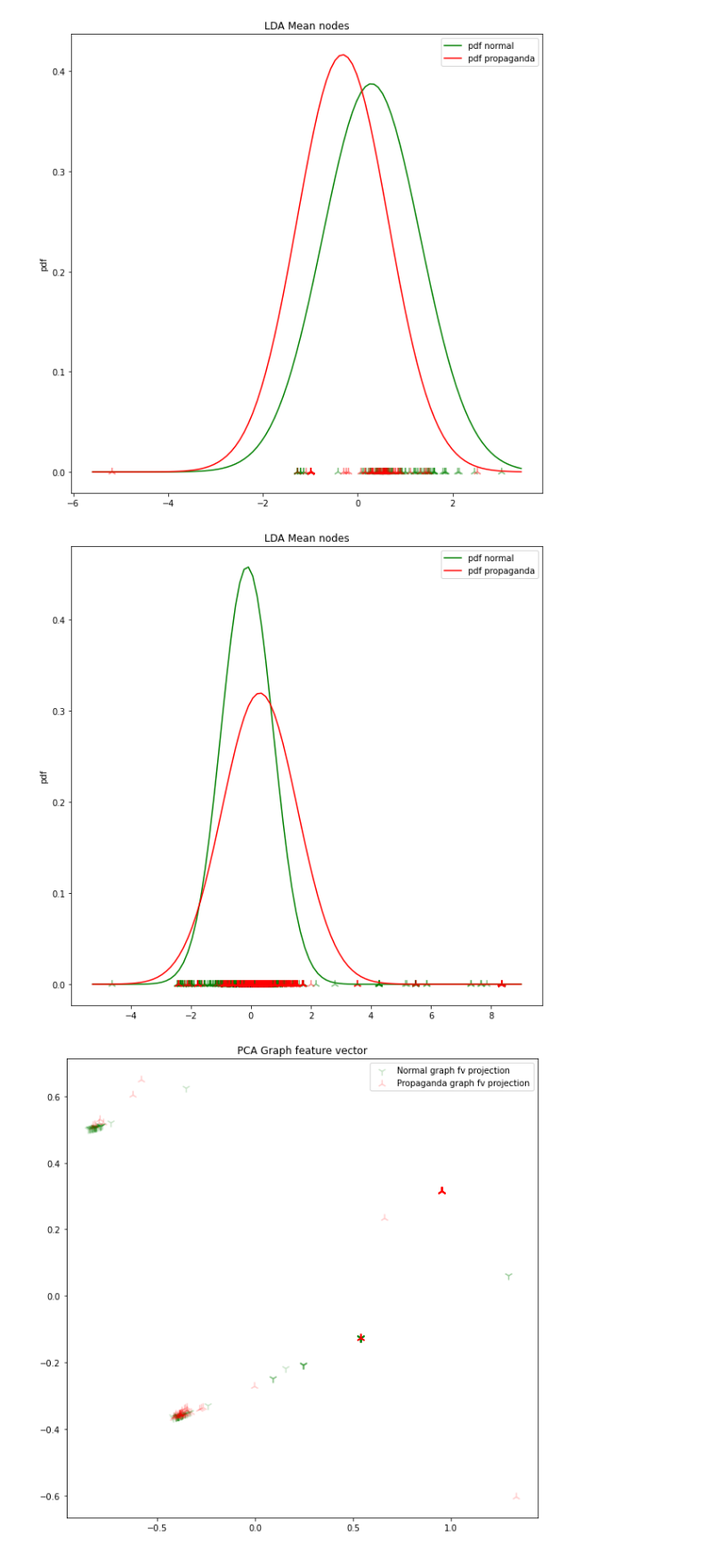
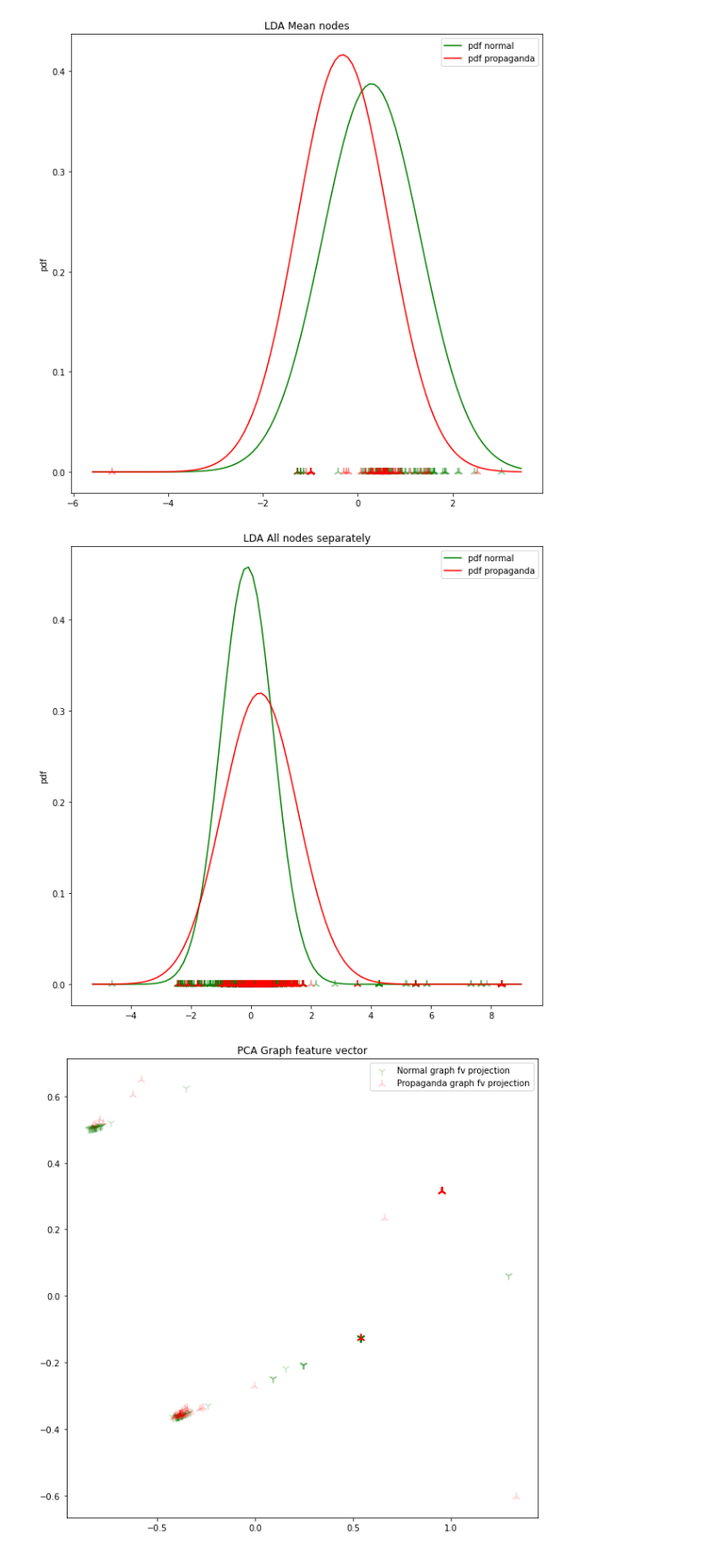
Before and after one commit to stratosphereips/computationalPropagandaDetection, a Jupyter notebook: models/data visualization .ipynb, the cells around one changed output. Shown: that part at 89% size. Saved outputs shown, nothing was run; the diff lists cells and outputs as text; code cells hidden in the pictures.

Commit message:
fix typo in graph title

```diff
--- a/models/data visualization .ipynb
+++ b/models/data visualization .ipynb
@@ -89,9 +89,9 @@ plot_lda("Mean nodes", all_mean_node_fv, all_mean_node_labels)
 # %% [output]
 [figure]
 # %%
-plot_lda("Mean nodes", all_node_fv, all_node_labels)
+plot_lda("All nodes separately", all_node_fv, all_node_labels)
 # %% [output]
-[figure, old version]
+[figure, new version]
 # %%
 pickle_name = 'graph_fv_dataset.pickle'
 with open(pickle_name, 'rb') as f:
```
